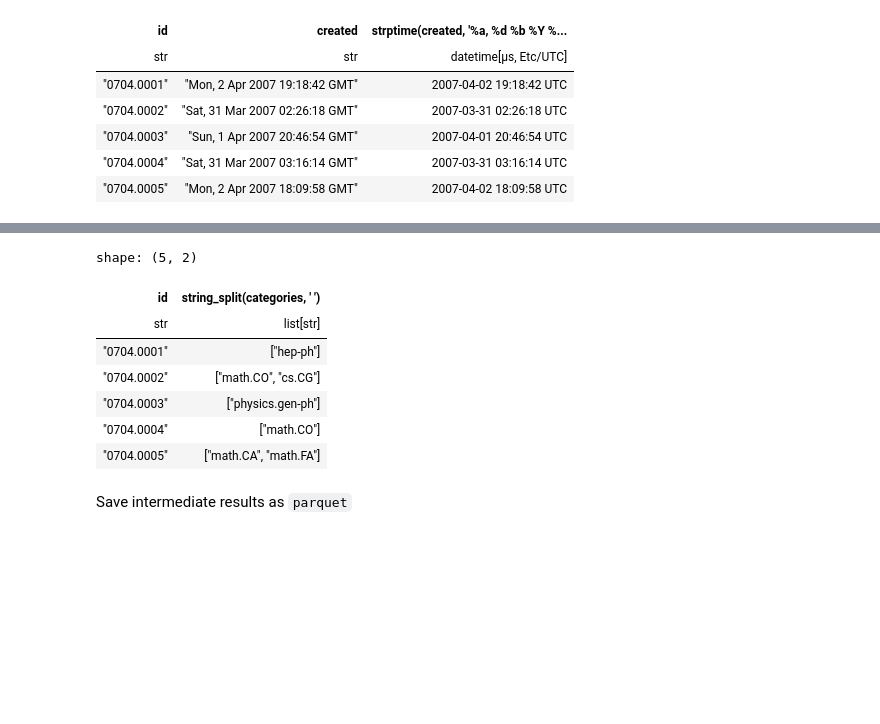
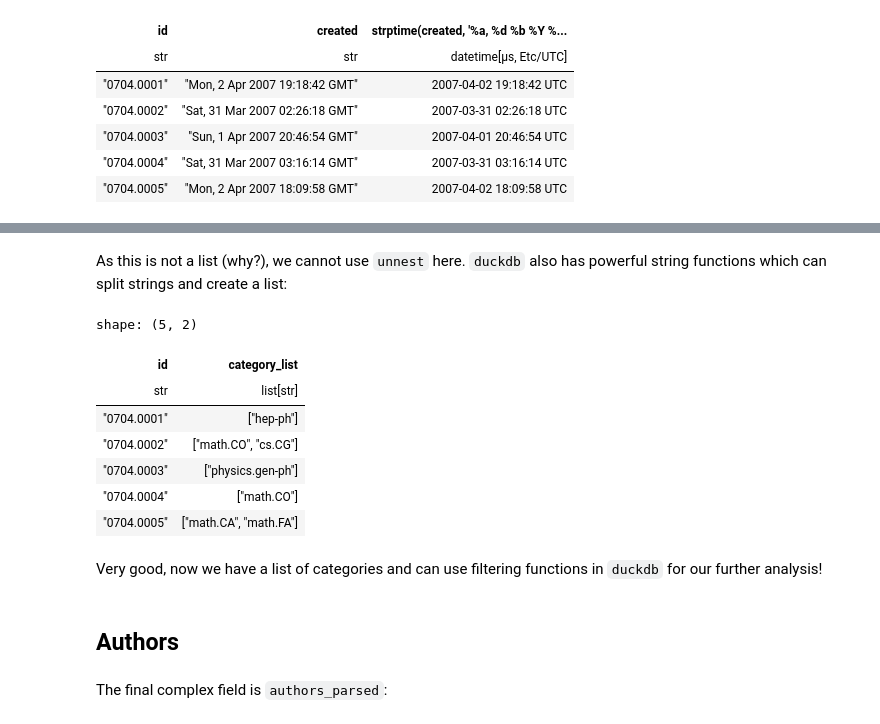
Before and after one commit to datanizing/oreilly-duckdb, a Jupyter notebook: 06-Data_Project.ipynb, the cells around one changed output, grey strips where cells are left out. Saved outputs shown, nothing was run; the diff lists cells and outputs as text; code cells hidden in the pictures; blank space fills up the shorter version.

```diff
--- a/06-Data_Project.ipynb
+++ b/06-Data_Project.ipynb
@@ -170,14 +300,22 @@ Make categories a list
+# %% [markdown]
+As this is not a list (why?), we cannot use `unnest` here. `duckdb` also
+has powerful string functions which can split strings and create a list:
 # %%
 duckdb.sql(f"WITH publications AS (SELECT *, unnest(versions, recursive := true), FROM 'arxiv-{today}.parquet')\
-             SELECT id, string_split(categories, ' ') FROM publications WHERE version='v1' LIMIT 5").pl()
+             SELECT id, string_split(categories, ' ') AS category_list FROM publications WHERE version='v1' LIMIT 5").pl()
 # %% [output]
 shape: (5, 2)
-| id | string_split(categories, ' ') |
+| id | category_list |
 | str | list[str] |
 | "0704.0001" | ["hep-ph"] |
 | "0704.0002" | ["math.CO", "cs.CG"] |
 | "0704.0003" | ["physics.gen-ph"] |
 | "0704.0004" | ["math.CO"] |
 | "0704.0005" | ["math.CA", "math.FA"] |
+# %% [markdown]
+Very good, now we have a list of categories and can use filtering functions
+in `duckdb` for our further analysis!
+# %% [markdown]
+## Authors
 # %% [markdown]
-Save intermediate results as `parquet`
+The final complex field is `authors_parsed`:
```
Also changed, not shown: parts of 99 cells of this notebook.
